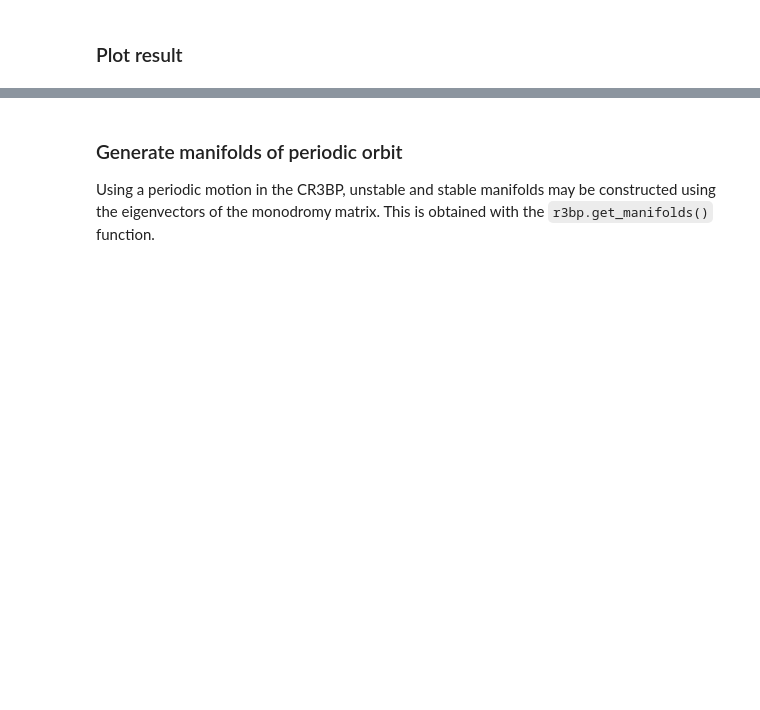
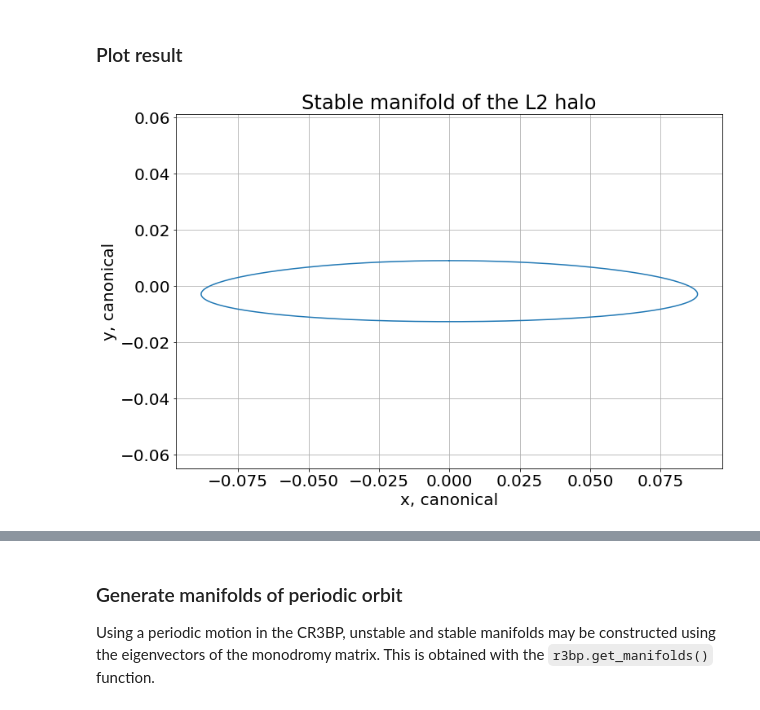
Before and after one commit to Yuricst/polaris, a Jupyter notebook: examples/ex_ThreeBody.ipynb, the cells around one changed output, grey strips where cells are left out. Cells and saved outputs as stored; diff of their text form; code cells hidden in the pictures; blank space fills up the shorter version.

```diff
--- a/examples/ex_ThreeBody.ipynb
+++ b/examples/ex_ThreeBody.ipynb
@@ -49,7 +69,17 @@ period = 3.33357641283143
 # %%
-prop0 = prop.propagate_cr3bp(param_earth_moon.mu, state0, period)
+prop0 = prop.propagate_cr3bp(param_earth_moon.mu, state_conv, p_conv)
 # %% [markdown]
 ### Plot result
+# %%
+plt.rcParams["font.size"] = 20
+fig, ax = plt.subplots(1,1, figsize=(12,8))
+ax.plot(prop0["ys"], prop0["zs"])
+ax.set(xlabel='x, canonical', ylabel='y, canonical', title='Stable manifold of the L2 halo')
+plt.grid(True)
+plt.axis("equal")
+plt.show()
+# %% [output]
+[figure, added]
 # %%
 data = [prop0["xs"], prop0["ys"], prop0["zs"]]
 df = pd.DataFrame(data, index=['xs', 'ys', 'zs']).T
```
Also changed, not shown: parts of 10 cells of this notebook, 2 other files.
